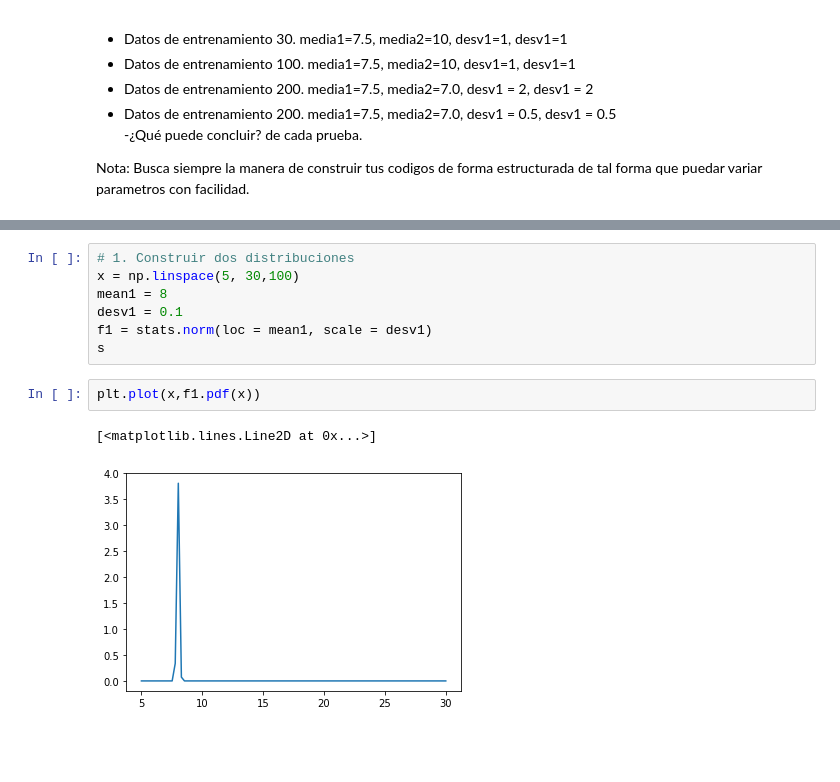
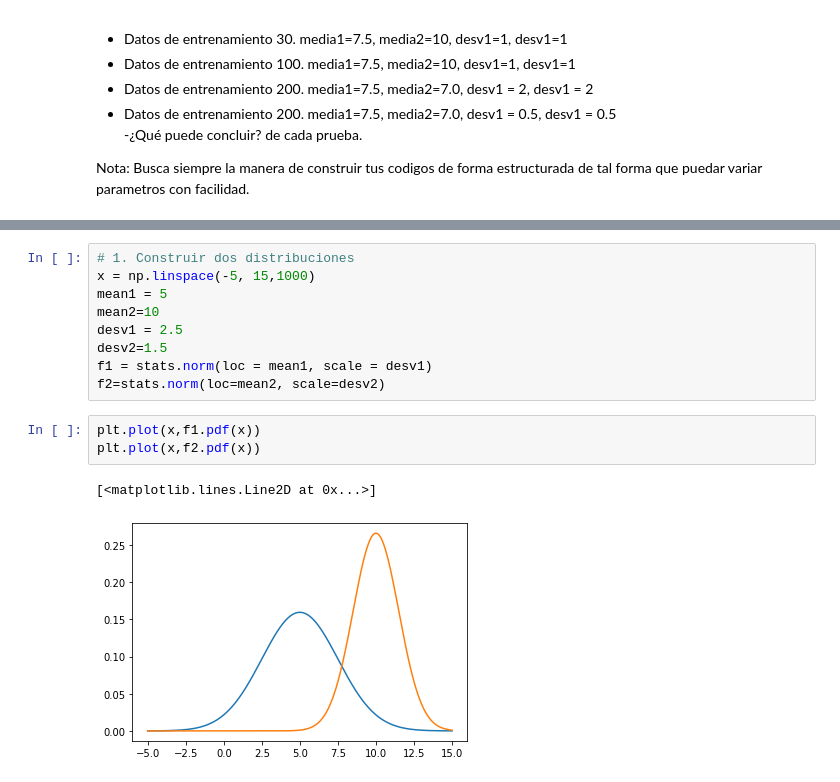
Before and after one commit to hernansalinas/Curso_aprendizaje_estadistico, a Jupyter notebook: Assesment/Laboratorio_02.ipynb, the cells around one changed output, grey strips where cells are left out. Cells and saved outputs as stored; diff of their text form; blank space fills up the shorter version.

```diff
--- a/Assesment/Laboratorio_02.ipynb
+++ b/Assesment/Laboratorio_02.ipynb
@@ -109,13 +117,16 @@ from scipy import optimize
 from scipy.stats import norm
 # %%
 # 1. Construir dos distribuciones
-x = np.linspace(5, 30,100)
-mean1 = 8
-desv1 = 0.1
+x = np.linspace(-5, 15,1000)
+mean1 = 5
+mean2=10
+desv1 = 2.5
+desv2=1.5
 f1 = stats.norm(loc = mean1, scale = desv1)
-s
+f2=stats.norm(loc=mean2, scale=desv2)
 # %%
 plt.plot(x,f1.pdf(x))
+plt.plot(x,f2.pdf(x))
 # %% [output]
 [<matplotlib.lines.Line2D at 0x...>]
-[figure, old version]
+[figure, new version]
```
Also changed, not shown: parts of 13 cells of this notebook, 5 other files.
